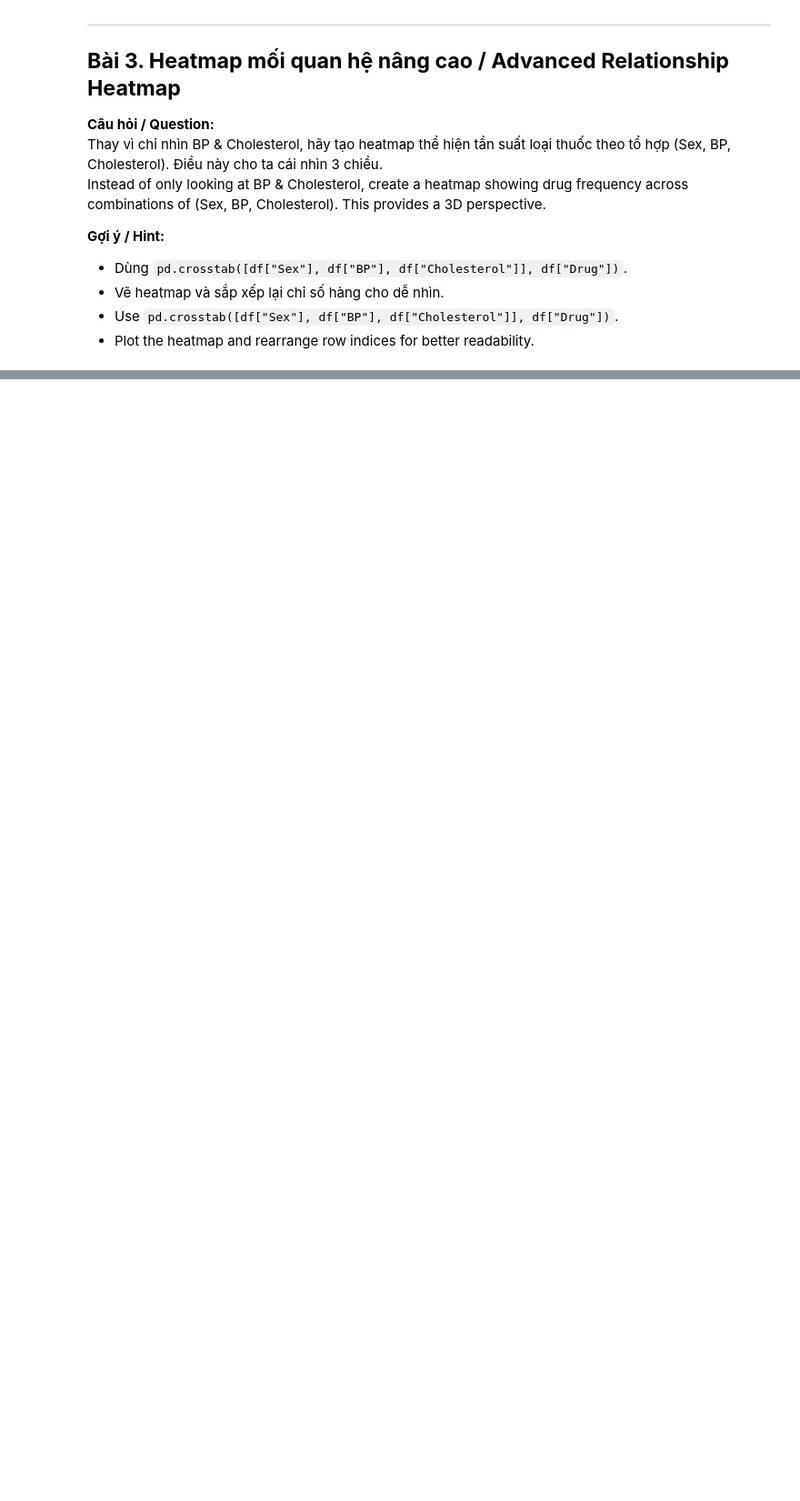
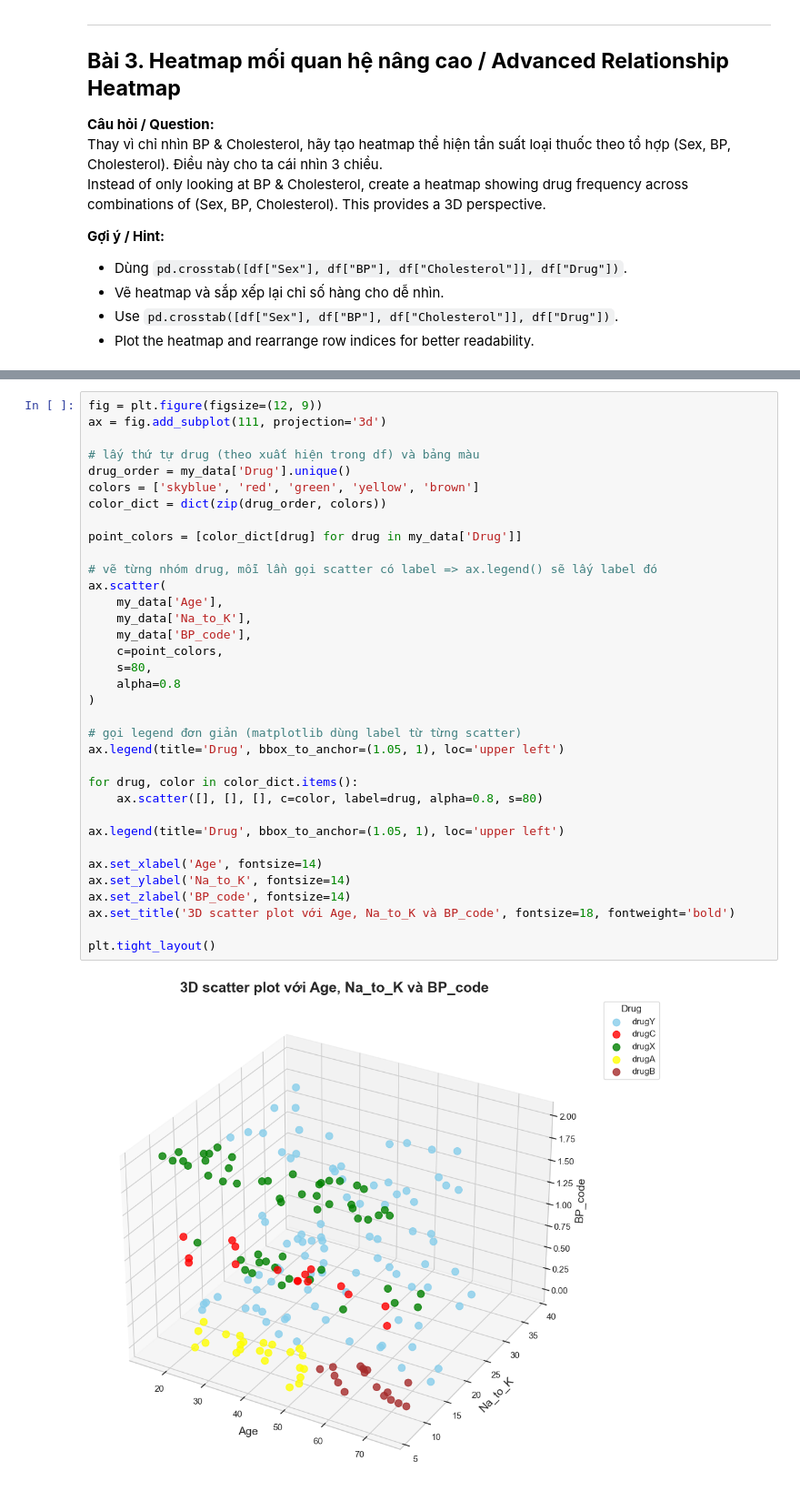
Before and after one commit to ArrayPowerPlay/Data_Science_practice, a Jupyter notebook: homework/session_2/Trực_quan_hoá_dữ_liệu_student.ipynb, the cells around one changed output, grey strips where cells are left out. Shown at 91% size. Cells and saved outputs as stored; diff of their text form; blank space fills up the shorter version.

```diff
--- a/homework/session_2/Trực_quan_hoá_dữ_liệu_student.ipynb
+++ b/homework/session_2/Trực_quan_hoá_dữ_liệu_student.ipynb
@@ -982,0 +963,37 @@ Instead of only looking at BP & Cholesterol, create a heatmap showing drug frequ
+# %%
+fig = plt.figure(figsize=(12, 9))
+ax = fig.add_subplot(111, projection='3d')
+
+# lấy thứ tự drug (theo xuất hiện trong df) và bảng màu
+drug_order = my_data['Drug'].unique()
+colors = ['skyblue', 'red', 'green', 'yellow', 'brown']
+color_dict = dict(zip(drug_order, colors))
+
+point_colors = [color_dict[drug] for drug in my_data['Drug']]
+
+# vẽ từng nhóm drug, mỗi lần gọi scatter có label => ax.legend() sẽ lấy label đó
+ax.scatter(
+    my_data['Age'],
+    my_data['Na_to_K'],
+    my_data['BP_code'],
+    c=point_colors,
+    s=80,
+    alpha=0.8
+)
+
+# gọi legend đơn giản (matplotlib dùng label từ từng scatter)
+ax.legend(title='Drug', bbox_to_anchor=(1.05, 1), loc='upper left')
+
+for drug, color in color_dict.items():
+    ax.scatter([], [], [], c=color, label=drug, alpha=0.8, s=80)
+
+ax.legend(title='Drug', bbox_to_anchor=(1.05, 1), loc='upper left')
+
+ax.set_xlabel('Age', fontsize=14)
+ax.set_ylabel('Na_to_K', fontsize=14)
+ax.set_zlabel('BP_code', fontsize=14)
+ax.set_title('3D scatter plot với Age, Na_to_K và BP_code', fontsize=18, fontweight='bold')
+
+plt.tight_layout()
+# %% [output]
+[figure, added]
```
Also changed, not shown: parts of 7 cells of this notebook.
